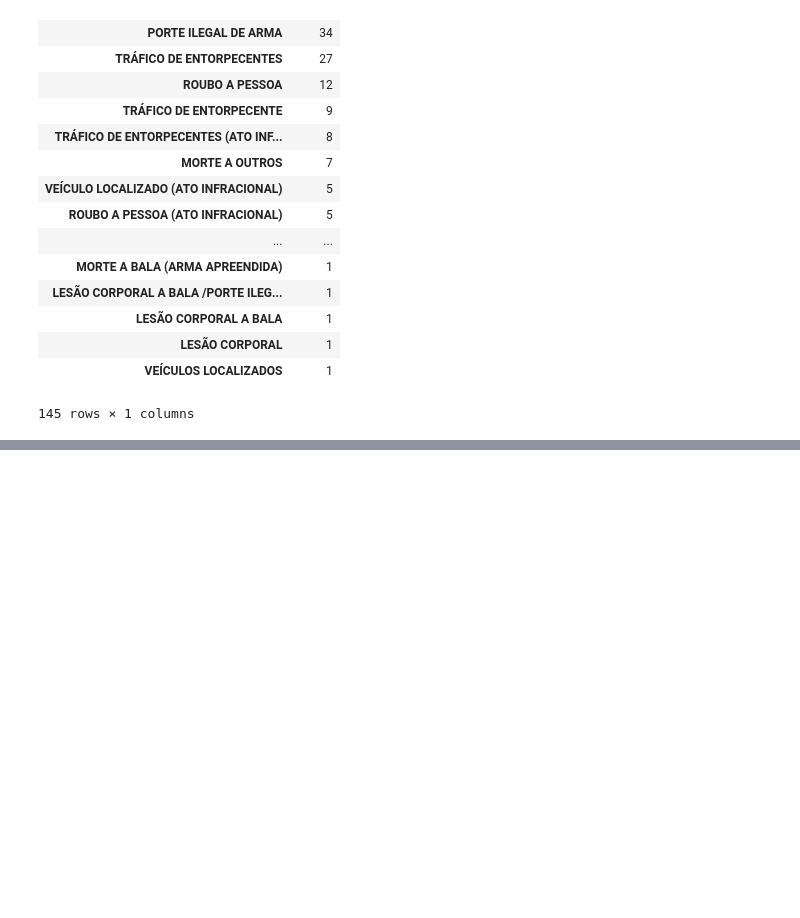
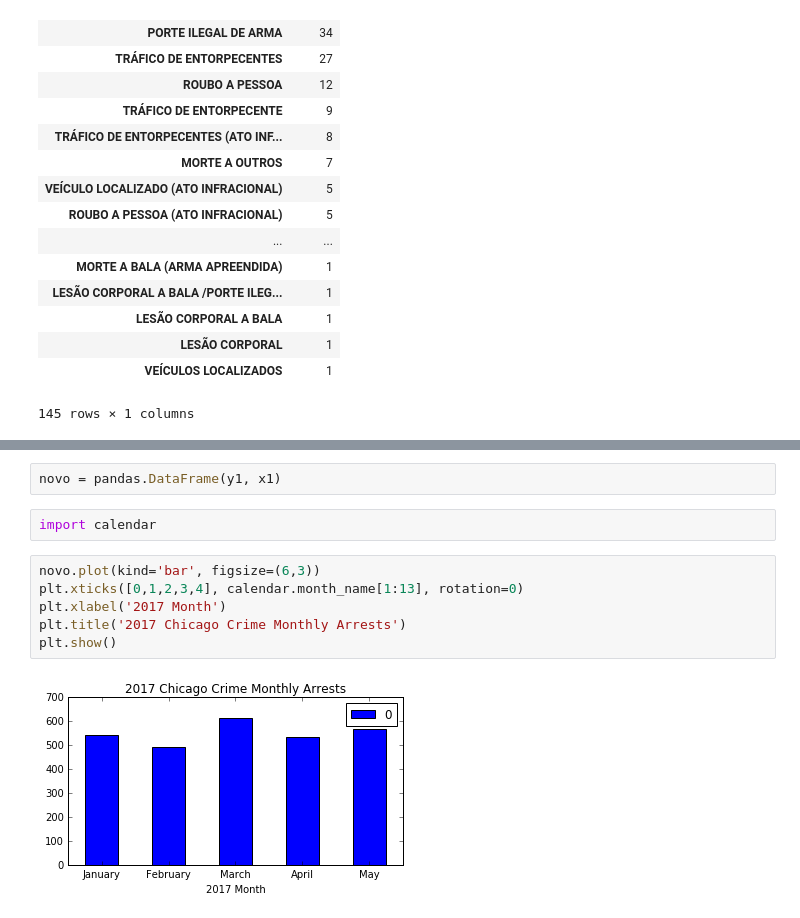
Before and after one commit to netodeolino/TCC, a Jupyter notebook: TCC 02/Testes de Análises/Análise Gráfica.ipynb, the cells around one changed output, grey strips where cells are left out. Drawn from its saved outputs; the diff is of its cells as text; blank space fills up the shorter version.

```diff
--- a/TCC 02/Testes de Análises/Análise Gráfica.ipynb
+++ b/TCC 02/Testes de Análises/Análise Gráfica.ipynb
@@ -104,0 +119,12 @@ all_crime_types
+# %%
+novo = pandas.DataFrame(y1, x1)
+# %%
+import calendar
+# %%
+novo.plot(kind='bar', figsize=(6,3))
+plt.xticks([0,1,2,3,4], calendar.month_name[1:13], rotation=0)
+plt.xlabel('2017 Month')
+plt.title('2017 Chicago Crime Monthly Arrests')
+plt.show()
+# %% [output]
+[figure, added]
```
Also changed, not shown: parts of 2 cells of this notebook.
